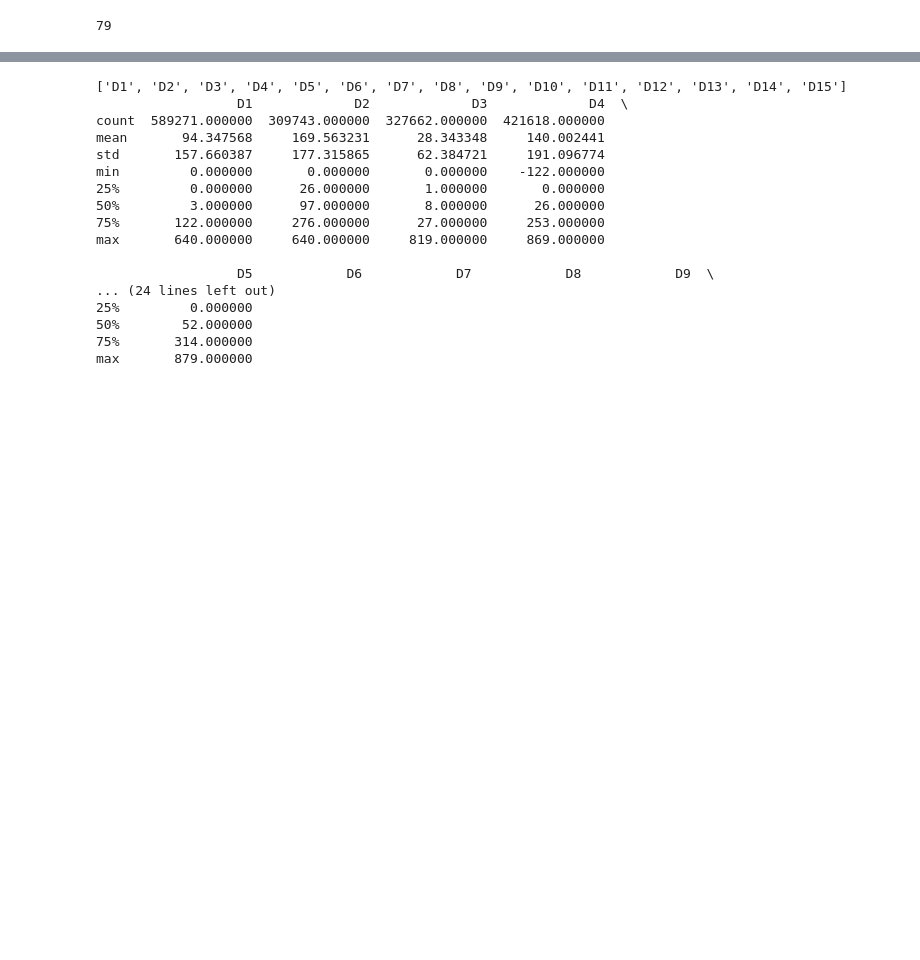
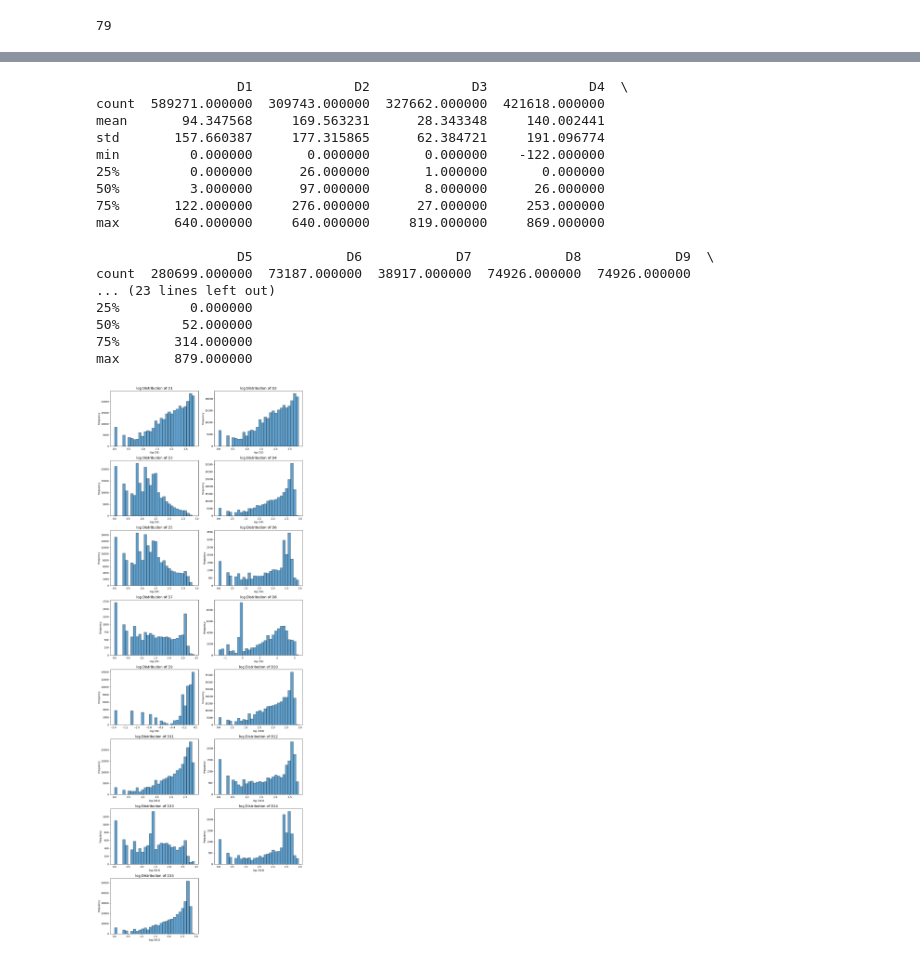
Before and after one commit to AnanthKandala/creditfraudrisk, a Jupyter notebook: feature_engineering.ipynb, the cells around one changed output, grey strips where cells are left out. Cells and saved outputs as stored; diff of their text form; code cells hidden in the pictures; blank space fills up the shorter version.

```diff
--- a/feature_engineering.ipynb
+++ b/feature_engineering.ipynb
@@ -224,22 +241,23 @@ cudf_df[[f"Cnew_{idx}" for idx in range(len(grouped_cols))]].describe()
 # %%
 D_cols = [col for col in cudf_df.columns if col.startswith('D')]
-print(D_cols)
 print(cudf_df[D_cols].describe())
+plot_distributions(D_cols, log=True)
 # %% [output]
-['D1', 'D2', 'D3', 'D4', 'D5', 'D6', 'D7', 'D8', 'D9', 'D10', 'D11', 'D12', 'D13', 'D14', 'D15']
                   D1             D2             D3             D4  \
 count  589271.000000  309743.000000  327662.000000  421618.000000
 mean       94.347568     169.563231      28.343348     140.002441
 std       157.660387     177.315865      62.384721     191.096774
 min         0.000000       0.000000       0.000000    -122.000000
 25%         0.000000      26.000000       1.000000       0.000000
 50%         3.000000      97.000000       8.000000      26.000000
 75%       122.000000     276.000000      27.000000     253.000000
 max       640.000000     640.000000     819.000000     869.000000
 
                   D5            D6            D7            D8            D9  \
-... (24 lines left out)
+count  280699.000000  73187.000000  38917.000000  74926.000000  74926.000000
+... (23 lines left out)
 25%         0.000000
 50%        52.000000
 75%       314.000000
 max       879.000000
+[figure, added]
```
Also changed, not shown: parts of 11 cells of this notebook.
